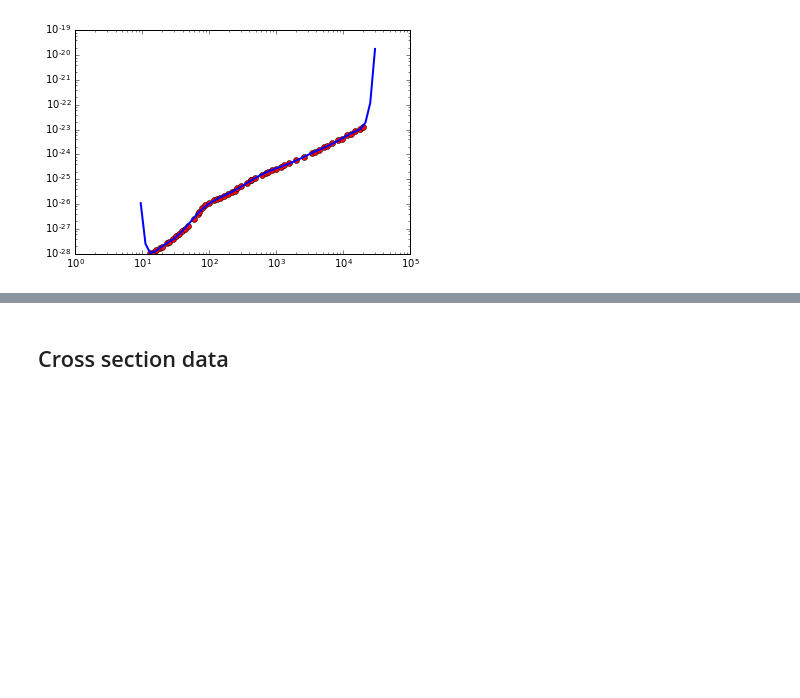
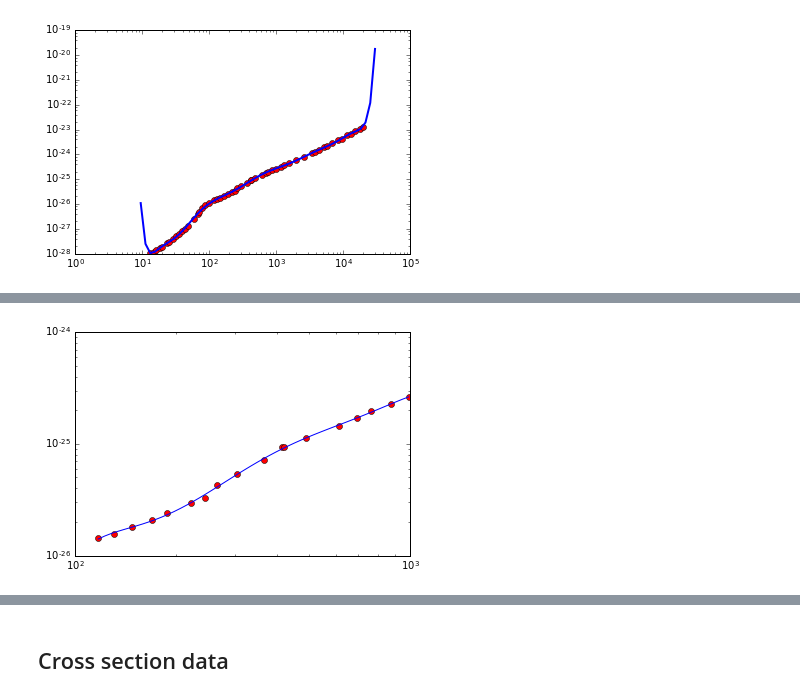
Before and after one commit to restrepo/straightfits, a Jupyter notebook: examples/example_multicurves.ipynb, the cells around one changed output, grey strips where cells are left out. Drawn from its saved outputs; the diff is of its cells as text; code cells hidden in the pictures; blank space fills up the shorter version.

```diff
--- a/examples/example_multicurves.ipynb
+++ b/examples/example_multicurves.ipynb
@@ -86,0 +97,4 @@ plt.loglog(xx,ID_MAX(xx),'b-',lw=2)
+# %%
+ams.add_curve(100,1000,6)
+# %% [output]
+[figure, added]
```
Also changed, not shown: parts of 7 cells of this notebook, 2 other files.
